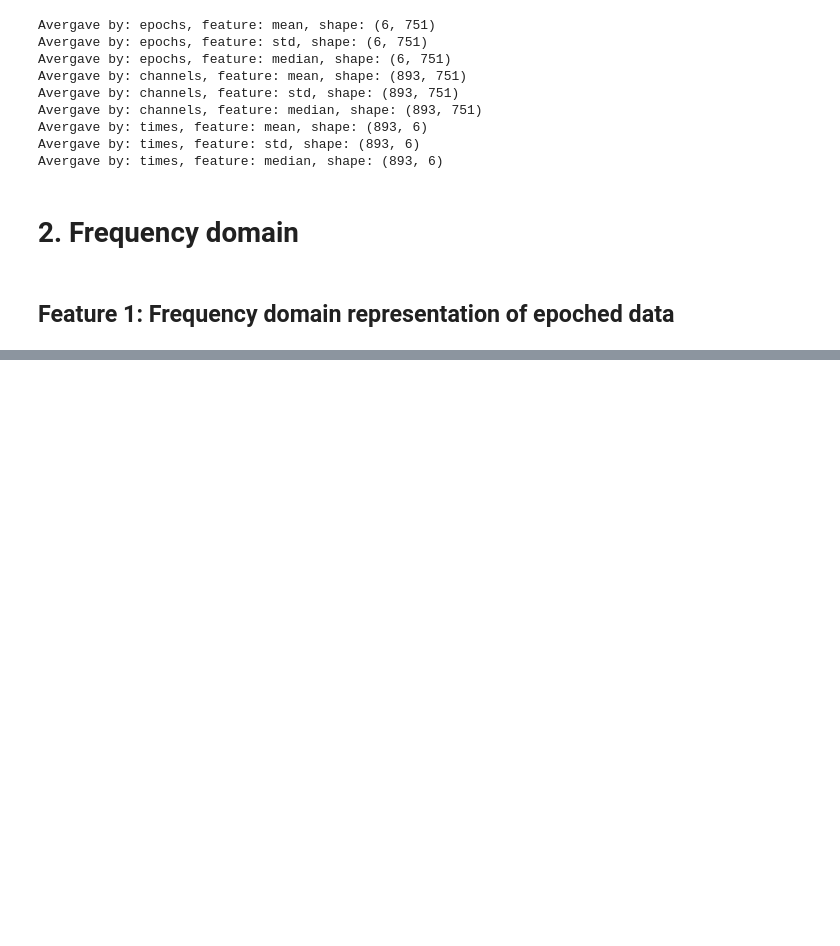
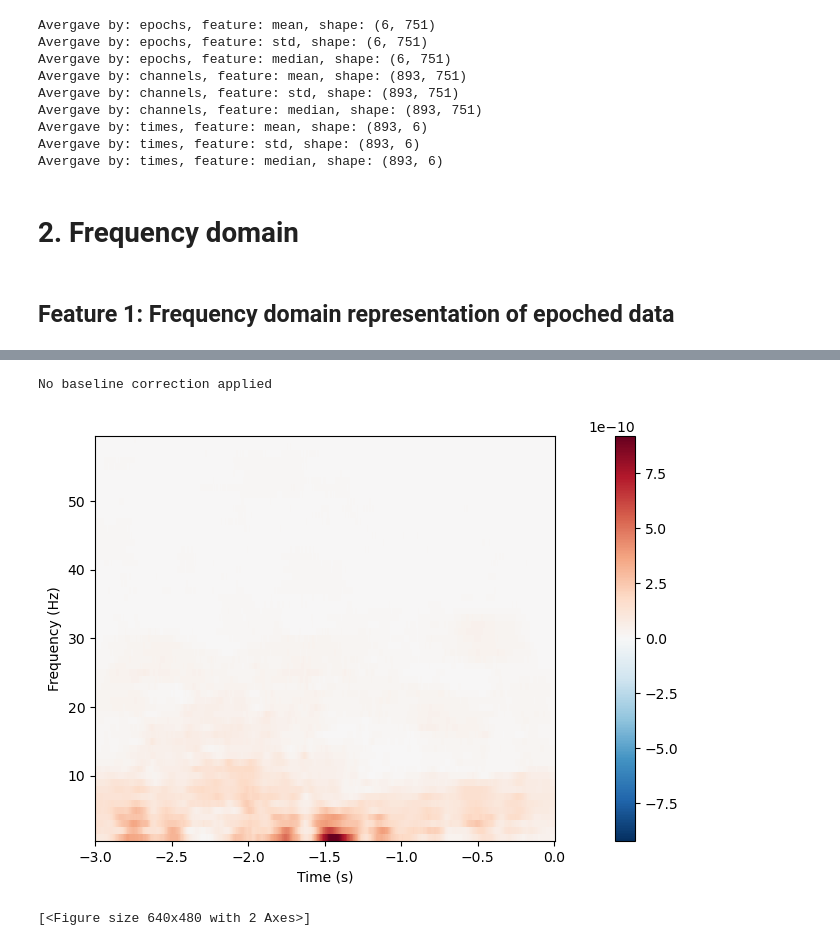
Before and after one commit to orabe/gaitmod, a Jupyter notebook: examples/LFP/features/extract_features.ipynb, the cells around one changed output, grey strips where cells are left out. Saved outputs shown, nothing was run; the diff lists cells and outputs as text; code cells hidden in the pictures; blank space fills up the shorter version.

```diff
--- a/examples/LFP/features/extract_features.ipynb
+++ b/examples/LFP/features/extract_features.ipynb
@@ -149,0 +203,7 @@ freq_bands = {
+# %%
+sfreq = epochs.info['sfreq']
+freqs = np.arange(0.1, 60, 1) # Reduce Frequency Resolution for faster computation
+n_cycles = freqs / 2
+
+power = epochs.compute_tfr(
+    method="multitaper", freqs=freqs, n_cycles=n_cycles, n_jobs=-1)
@@ -149,0 +301,7 @@ freq_bands = {
+# %%
+reject_criteria = dict(dbs=150e-6)
+e = epochs['normal_walking'].copy().drop_bad(reject=reject_criteria)
+e_power = e.compute_tfr(
+    method="multitaper", freqs=freqs, n_cycles=n_cycles)
+
+e.get_data().shape
@@ -149,0 +324,6 @@ freq_bands = {
+# %%
+e_power[76].plot(picks=[5], show=True)
+# %% [output]
+No baseline correction applied
+[figure, added]
+[<Figure size 640x480 with 2 Axes>]
```
Also changed, not shown: parts of 36 cells of this notebook, 7 other files.
